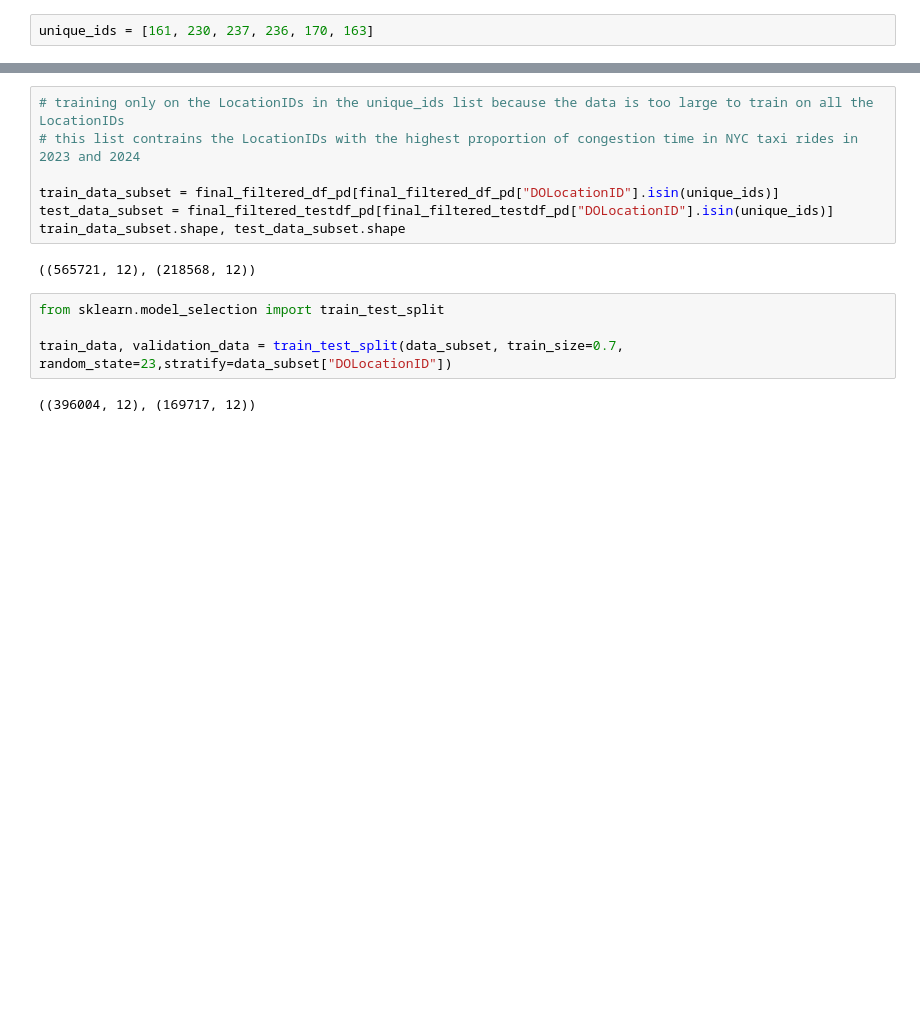
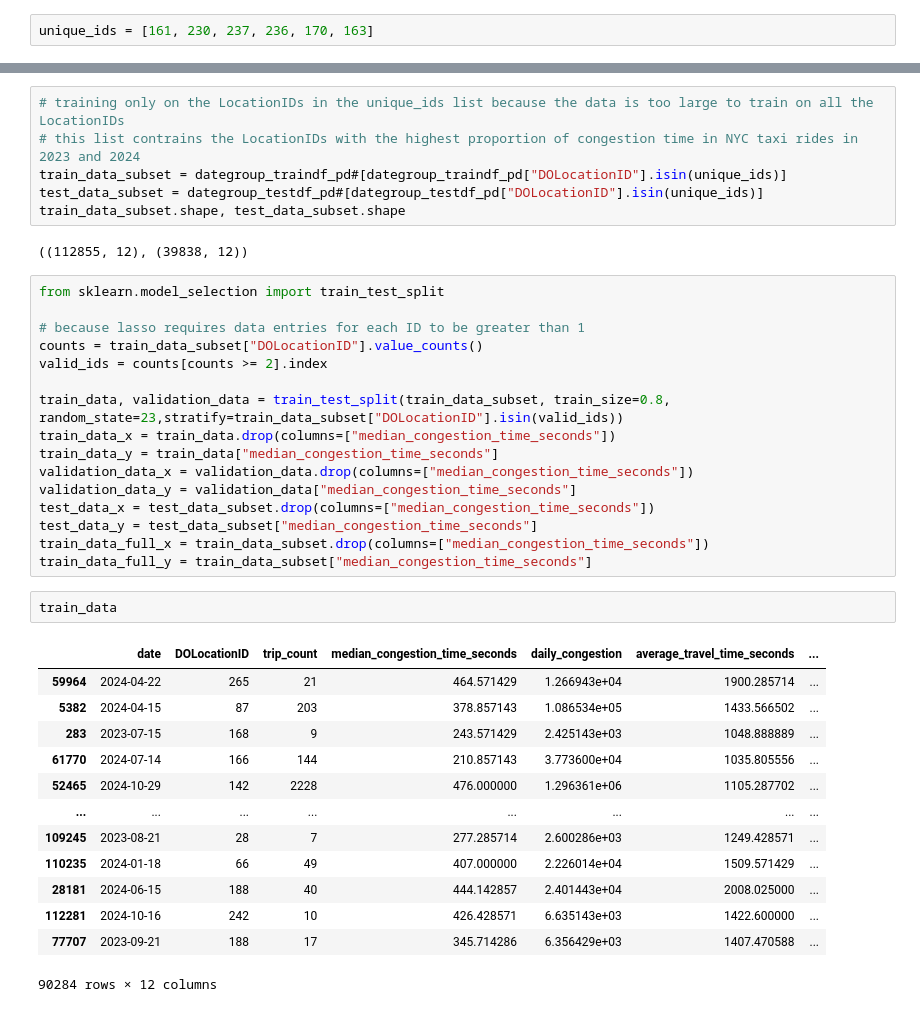
Before and after one commit to cookie-monsta23/MAST30034-Assignment-1, a Jupyter notebook: notebooks/Assignment_1.ipynb, the cells around one changed output, grey strips where cells are left out. Saved outputs shown, nothing was run; the diff lists cells and outputs as text; blank space fills up the shorter version.

```diff
--- a/notebooks/Assignment_1.ipynb
+++ b/notebooks/Assignment_1.ipynb
@@ -578,15 +624,40 @@ Note: you may need to restart the kernel to use updated packages.
 # %%
 # training only on the LocationIDs in the unique_ids list because the data is too large to train on all the LocationIDs
 # this list contrains the LocationIDs with the highest proportion of congestion time in NYC taxi rides in 2023 and 2024
-
-train_data_subset = final_filtered_df_pd[final_filtered_df_pd["DOLocationID"].isin(unique_ids)]
-test_data_subset = final_filtered_testdf_pd[final_filtered_testdf_pd["DOLocationID"].isin(unique_ids)]
+train_data_subset = dategroup_traindf_pd#[dategroup_traindf_pd["DOLocationID"].isin(unique_ids)]
+test_data_subset = dategroup_testdf_pd#[dategroup_testdf_pd["DOLocationID"].isin(unique_ids)]
 train_data_subset.shape, test_data_subset.shape
 # %% [output]
-((565721, 12), (218568, 12))
+((112855, 12), (39838, 12))
 # %%
 from sklearn.model_selection import train_test_split
 
-train_data, validation_data = train_test_split(data_subset, train_size=0.7, random_state=23,stratify=data_subset["DOLocationID"])
+# because lasso requires data entries for each ID to be greater than 1
+counts = train_data_subset["DOLocationID"].value_counts()
+valid_ids = counts[counts >= 2].index
+
+train_data, validation_data = train_test_split(train_data_subset, train_size=0.8, random_state=23,stratify=train_data_subset["DOLocationID"].isin(valid_ids))
+train_data_x = train_data.drop(columns=["median_congestion_time_seconds"])
+train_data_y = train_data["median_congestion_time_seconds"]
+validation_data_x = validation_data.drop(columns=["median_congestion_time_seconds"])
+validation_data_y = validation_data["median_congestion_time_seconds"]
+test_data_x = test_data_subset.drop(columns=["median_congestion_time_seconds"])
+test_data_y = test_data_subset["median_congestion_time_seconds"]
+train_data_full_x = train_data_subset.drop(columns=["median_congestion_time_seconds"])
+train_data_full_y = train_data_subset["median_congestion_time_seconds"]
-# %% [output]
-((396004, 12), (169717, 12))
+# %%
+train_data
+# %% [output]
+|  | date | DOLocationID | trip_count | median_congestion_time_seconds | daily_congestion | average_travel_time_seconds | ... |
+| 59964 | 2024-04-22 | 265 | 21 | 464.571429 | 1.266943e+04 | 1900.285714 | ... |
+| 5382 | 2024-04-15 | 87 | 203 | 378.857143 | 1.086534e+05 | 1433.566502 | ... |
+| 283 | 2023-07-15 | 168 | 9 | 243.571429 | 2.425143e+03 | 1048.888889 | ... |
+| 61770 | 2024-07-14 | 166 | 144 | 210.857143 | 3.773600e+04 | 1035.805556 | ... |
+| 52465 | 2024-10-29 | 142 | 2228 | 476.000000 | 1.296361e+06 | 1105.287702 | ... |
+| ... | ... | ... | ... | ... | ... | ... | ... |
+| 109245 | 2023-08-21 | 28 | 7 | 277.285714 | 2.600286e+03 | 1249.428571 | ... |
+| 110235 | 2024-01-18 | 66 | 49 | 407.000000 | 2.226014e+04 | 1509.571429 | ... |
+| 28181 | 2024-06-15 | 188 | 40 | 444.142857 | 2.401443e+04 | 2008.025000 | ... |
+| 112281 | 2024-10-16 | 242 | 10 | 426.428571 | 6.635143e+03 | 1422.600000 | ... |
+| 77707 | 2023-09-21 | 188 | 17 | 345.714286 | 6.356429e+03 | 1407.470588 | ... |
+90284 rows × 12 columns
```
Also changed, not shown: parts of 42 cells of this notebook, 6 other files.
